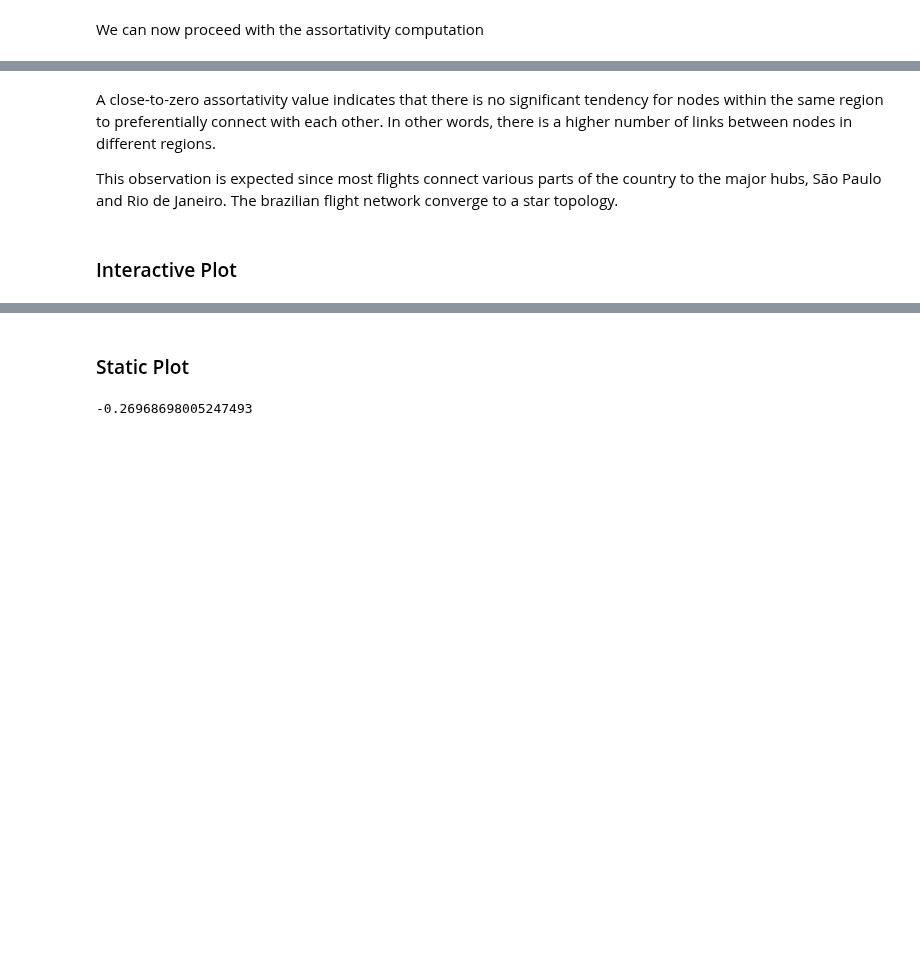
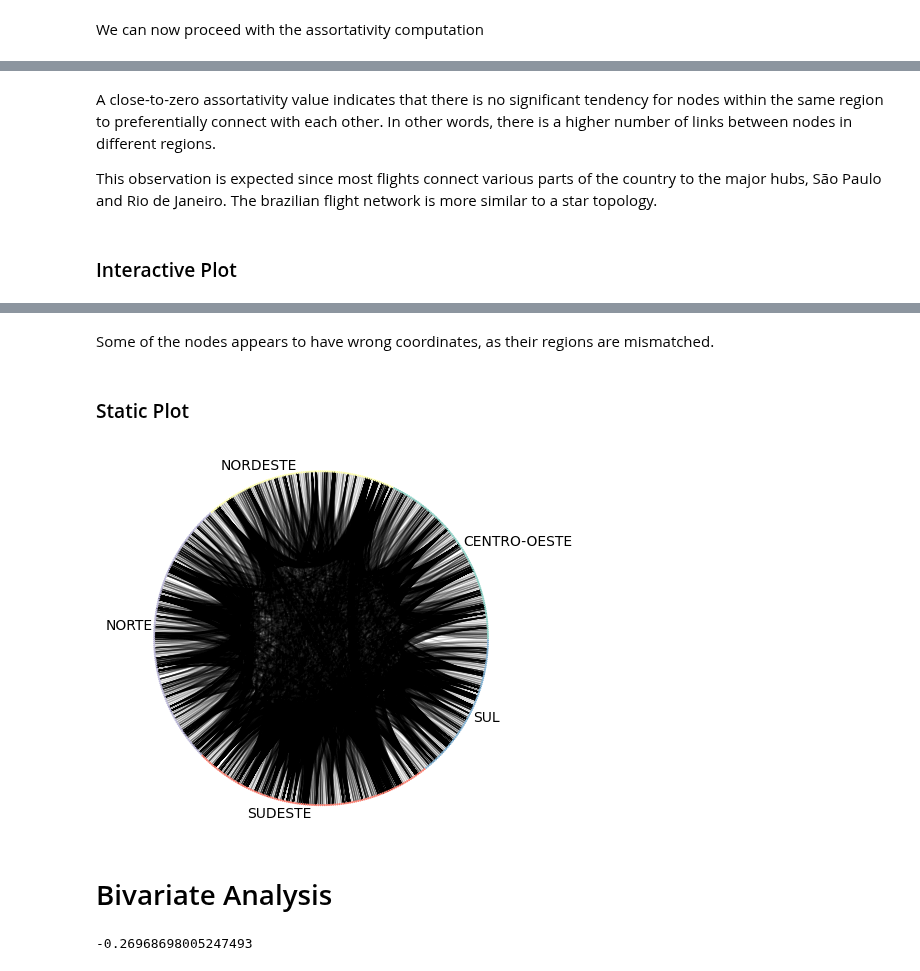
Before and after one commit to andre-meneses/small-worlds, a Jupyter notebook: Project_U2P1.ipynb, the cells around one changed output, grey strips where cells are left out. Saved outputs shown, nothing was run; the diff lists cells and outputs as text; code cells hidden in the pictures; blank space fills up the shorter version.

```diff
--- a/Project_U2P1.ipynb
+++ b/Project_U2P1.ipynb
@@ -117,7 +117,7 @@ nx.attribute_assortativity_coefficient(brazil_subgraph,"region")
 # %% [markdown]
 A close-to-zero assortativity value indicates that there is no significant tendency for nodes within the same region to preferentially connect with each other. In other words, there is a higher number of links between nodes in different regions.
 
-This observation is expected since most flights connect various parts of the country to the major hubs, São Paulo and Rio de Janeiro. The brazilian flight network converge to a star topology.
+This observation is expected since most flights connect various parts of the country to the major hubs, São Paulo and Rio de Janeiro. The brazilian flight network is more similar to a star topology.
 # %% [markdown]
 ### Interactive Plot
 # %%
@@ -171,8 +169,27 @@ fig.update_layout(
 fig.show()
 # %% [output]
 [interactive output not drawn]
+# %% [markdown]
+Some of the nodes appears to have wrong coordinates, as their regions are mismatched.
 # %% [markdown]
 ### Static Plot
+# %%
+import nxviz as nv
+from nxviz import annotate, highlights
+
+ax = nv.circos(brazil_subgraph,
+               group_by="region",
+               node_color_by="region",
+               #edge_alpha_by="edge_value"
+)
+annotate.circos_group(brazil_subgraph, group_by="region")
+
+# Display graph
+plt.show()
+# %% [output]
+[figure, added]
+# %% [markdown]
+# Bivariate Analysis
 # %%
 assortativity = nx.degree_assortativity_coefficient(G)
 # %%
```
Also changed, not shown: parts of 28 cells of this notebook.
